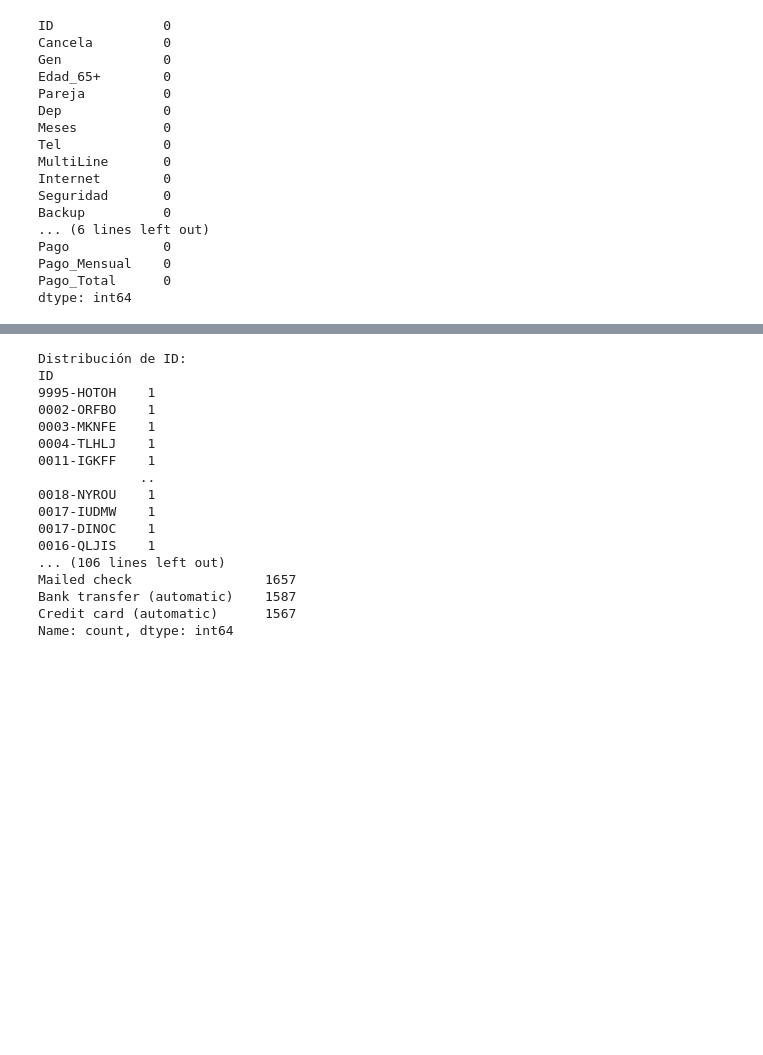
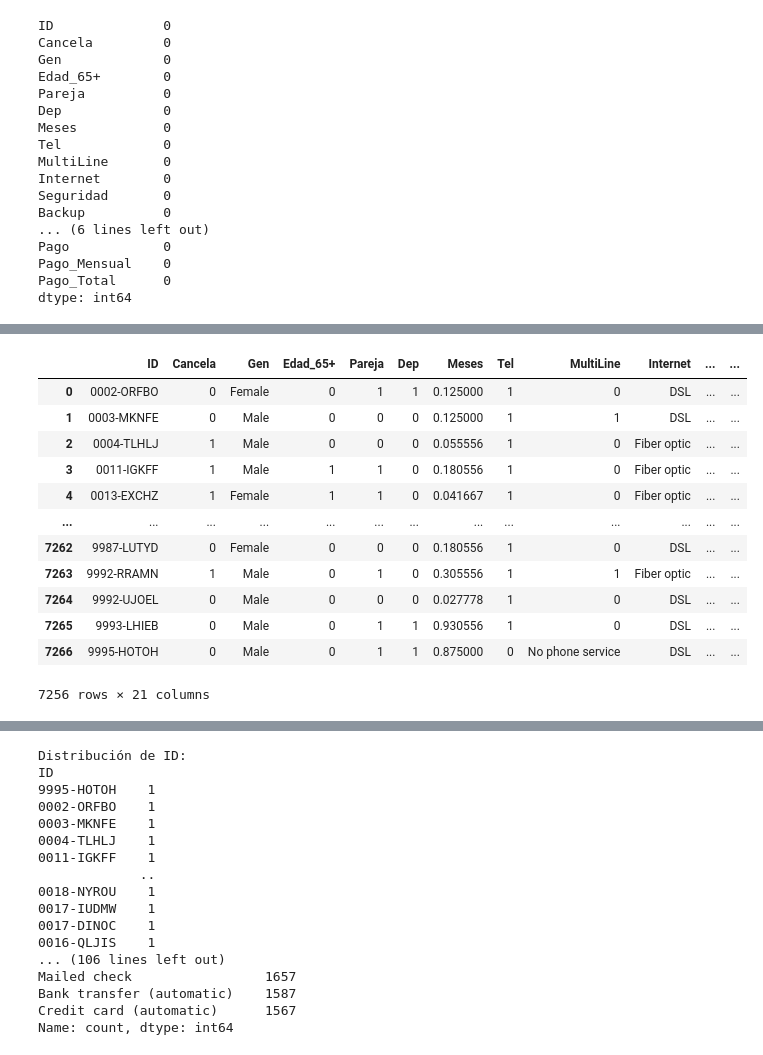
Before and after one commit to Maucho6340/Telecom_X_LATAM, a Jupyter notebook: Challenge_CHRUN_COLAB.ipynb, the cells around one changed output, grey strips where cells are left out. Drawn from its saved outputs; the diff is of its cells as text; code cells hidden in the pictures; blank space fills up the shorter version.

```diff
--- a/Challenge_CHRUN_COLAB.ipynb
+++ b/Challenge_CHRUN_COLAB.ipynb
@@ -272,3 +319,19 @@ dtype: int64
+# %%
+df_final
+# %% [output]
+|  | ID | Cancela | Gen | Edad_65+ | Pareja | Dep | Meses | Tel | MultiLine | Internet | ... | ... |
+| 0 | 0002-ORFBO | 0 | Female | 0 | 1 | 1 | 0.125000 | 1 | 0 | DSL | ... | ... |
+| 1 | 0003-MKNFE | 0 | Male | 0 | 0 | 0 | 0.125000 | 1 | 1 | DSL | ... | ... |
+| 2 | 0004-TLHLJ | 1 | Male | 0 | 0 | 0 | 0.055556 | 1 | 0 | Fiber optic | ... | ... |
+| 3 | 0011-IGKFF | 1 | Male | 1 | 1 | 0 | 0.180556 | 1 | 0 | Fiber optic | ... | ... |
+| 4 | 0013-EXCHZ | 1 | Female | 1 | 1 | 0 | 0.041667 | 1 | 0 | Fiber optic | ... | ... |
+| ... | ... | ... | ... | ... | ... | ... | ... | ... | ... | ... | ... | ... |
+| 7262 | 9987-LUTYD | 0 | Female | 0 | 0 | 0 | 0.180556 | 1 | 0 | DSL | ... | ... |
+| 7263 | 9992-RRAMN | 1 | Male | 0 | 1 | 0 | 0.305556 | 1 | 1 | Fiber optic | ... | ... |
+| 7264 | 9992-UJOEL | 0 | Male | 0 | 0 | 0 | 0.027778 | 1 | 0 | DSL | ... | ... |
+| 7265 | 9993-LHIEB | 0 | Male | 0 | 1 | 1 | 0.930556 | 1 | 0 | DSL | ... | ... |
+| 7266 | 9995-HOTOH | 0 | Male | 0 | 1 | 1 | 0.875000 | 0 | No phone service | DSL | ... | ... |
+7256 rows × 21 columns
 # %%
 # Resumen general del DataFrame
 print(df_final.describe())  # Resumen de las columnas numéricas
```
Also changed, not shown: parts of 5 cells of this notebook.
